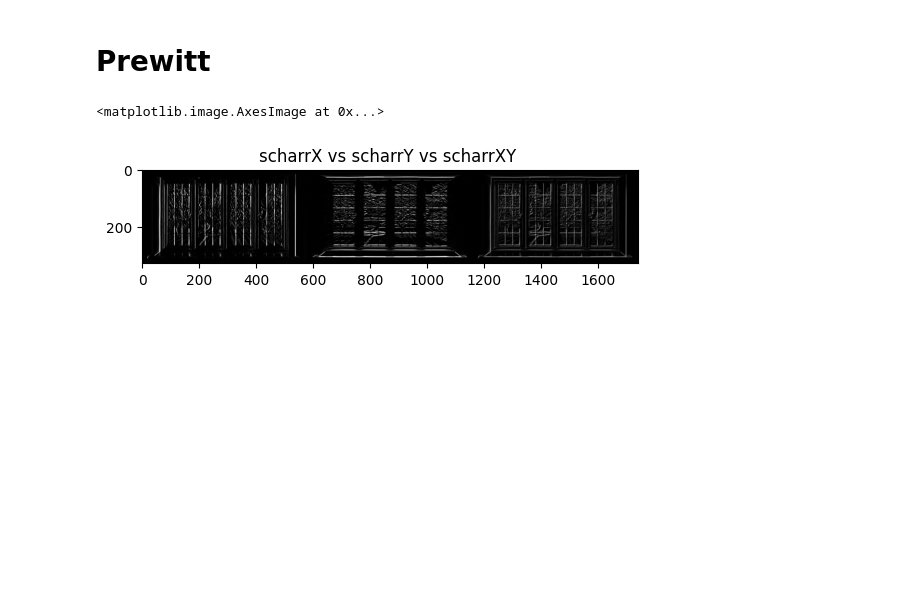
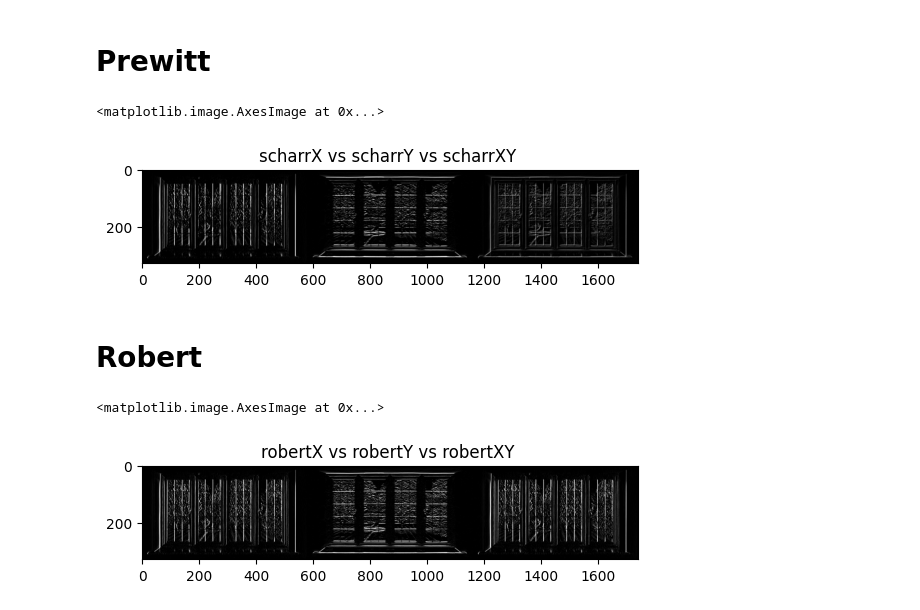
Before and after one commit to therahulsarkar/OpenCV-DIP, a Jupyter notebook: Edge Detection.ipynb, the cells around one changed output. Saved outputs shown, nothing was run; the diff lists cells and outputs as text; code cells hidden in the pictures; blank space fills up the shorter version.

```diff
--- a/Edge Detection.ipynb
+++ b/Edge Detection.ipynb
@@ -82,3 +74,24 @@ plt.imshow(result, cmap='gray')
 # %% [output]
 <matplotlib.image.AxesImage at 0x...>
 [figure]
+# %% [markdown]
+# Robert
+# %%
+import cv2 as cv2
+import numpy as np
+import matplotlib.pyplot as plt
+img = cv2.imread('./img/window.jpg', 0)
+
+kernelx = np.array([[1, 0], [0, -1]])
+kernely = np.array([[0, 1], [-1, 0]])
+
+robertX = cv2.filter2D(img,-1, kernelX)
+robertY = cv2.filter2D(img,-1, kernelY)
+robertXY = cv2.addWeighted(robertX, 0.5, robertX, 0.5, 0)
+
+plt.title("robertX vs robertY vs robertXY ")
+result = np.hstack((robertX, robertY, robertXY))
+plt.imshow(result, cmap='gray')
+# %% [output]
+<matplotlib.image.AxesImage at 0x...>
+[figure, added]
```
Also changed, not shown: parts of 4 cells of this notebook, 8 other files.
